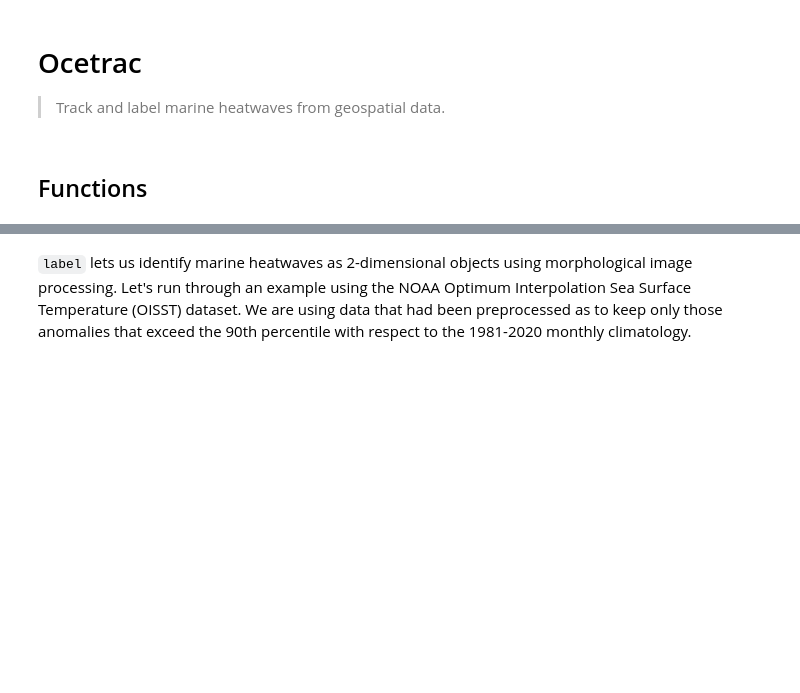
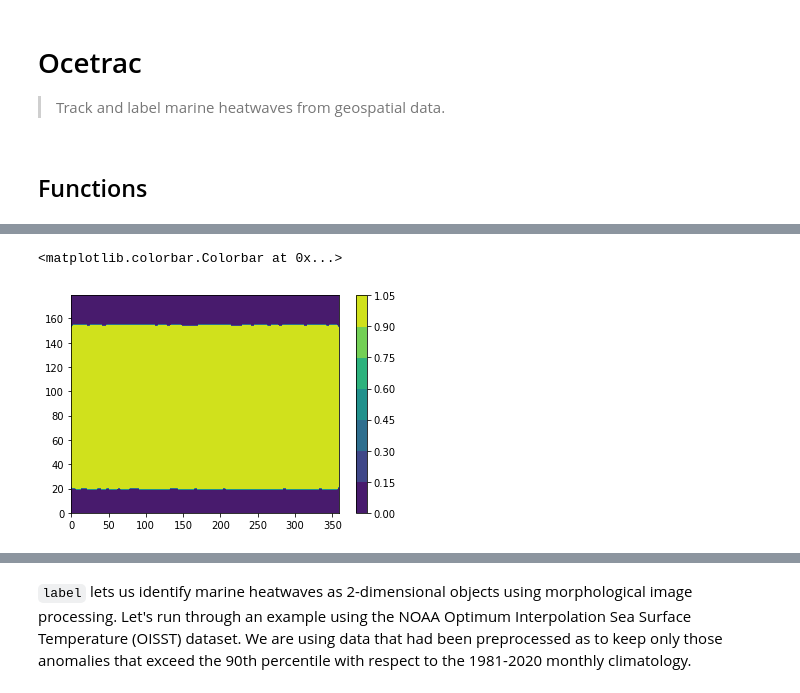
Before and after one commit to rabernat/ocetrac, a Jupyter notebook: 00_core.ipynb, the cells around one changed output, grey strips where cells are left out. Drawn from its saved outputs; the diff is of its cells as text; code cells hidden in the pictures; blank space fills up the shorter version.

Commit message:
working on tests

```diff
--- a/00_core.ipynb
+++ b/00_core.ipynb
@@ -31,14 +31,26 @@ def _morphological_operations(data, include_poles=False, radius=8):
     pad_data = bitmap_binary.pad(lat=(diameter, diameter), lon=(diameter, diameter), mode='constant', constant_values=0)
 
     for i in range(mo_data.shape[0]): # ! remove explicit loops
-        S1 = sp.ndimage.binary_closing(pad_data[i,:,:], se, iterations=1) # ! can include mask option
-        S2 = sp.ndimage.binary_opening(S1, se, iterations=1)
-
+        S1 = scipy.ndimage.binary_closing(pad_data[i,:,:], se, iterations=1) # ! can include mask option
+        S2 = scipy.ndimage.binary_opening(S1, se, iterations=1)
         S2 = xr.DataArray(S2[diameter:-diameter, diameter:-diameter],
                           dims=['lat','lon'],
                           coords={'lat':bitmap_binary.lat,
                                   'lon':bitmap_binary.lon})
         mo_data[i,:,:] = S2
 
-    mo_binary = xr.DataArray(smoothed, dims=bitmap_binary.dims, coords=bitmap_binary.coords)
+    mo_binary = xr.DataArray(mo_data, dims=bitmap_binary.dims, coords=bitmap_binary.coords)
     return mo_binary
+# %%
+%time
+#hide
+import xarray as xr
+import numpy as np
+import scipy.ndimage
+
+data = xr.DataArray(np.random.uniform(low=-3, high=2, size=(7,180,360)), dims=['time','lat','lon'], name='test',
+                    coords={'time': np.arange(np.datetime64('2017-01-01'), np.datetime64('2017-01-08')),
+                            'lat': np.linspace(-90, 90, num=180),
+                            'lon': np.linspace(0, 360, num=360)})
+
+mo_binary = _morphological_operations(data, include_poles=False, radius=5)
@@ -44,0 +115,5 @@ def _morphological_operations(data, include_poles=False, radius=8):
+# %%
+plt.contourf(mo_binary[0,:,:]); plt.colorbar()
+# %% [output]
+<matplotlib.colorbar.Colorbar at 0x...>
+[figure, added]
```
Also changed, not shown: parts of 12 cells of this notebook, 2 other files.
